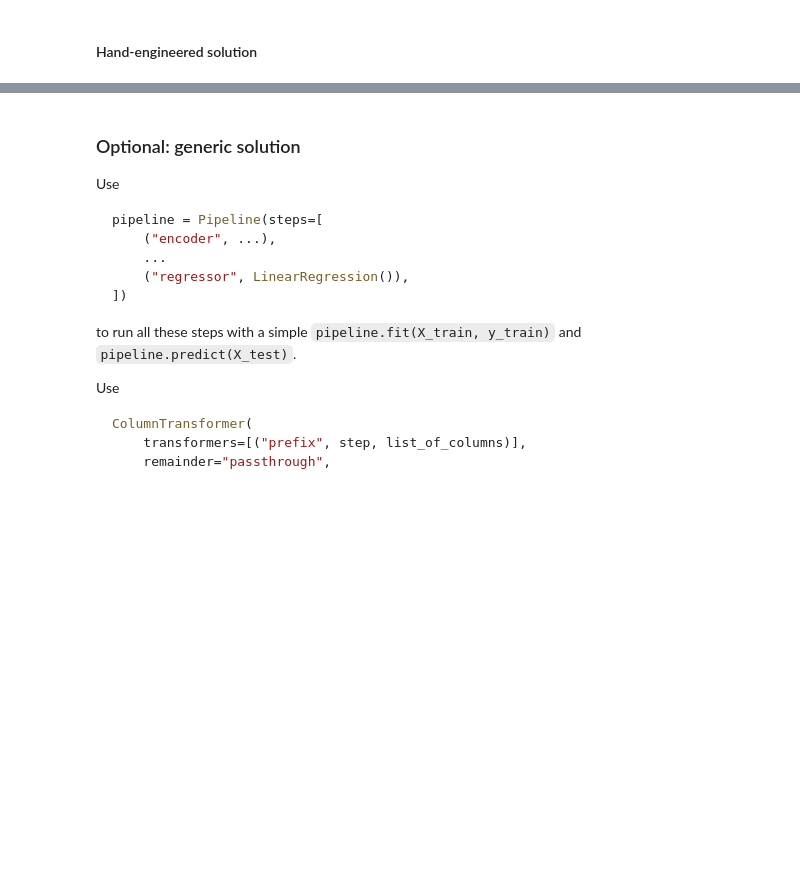
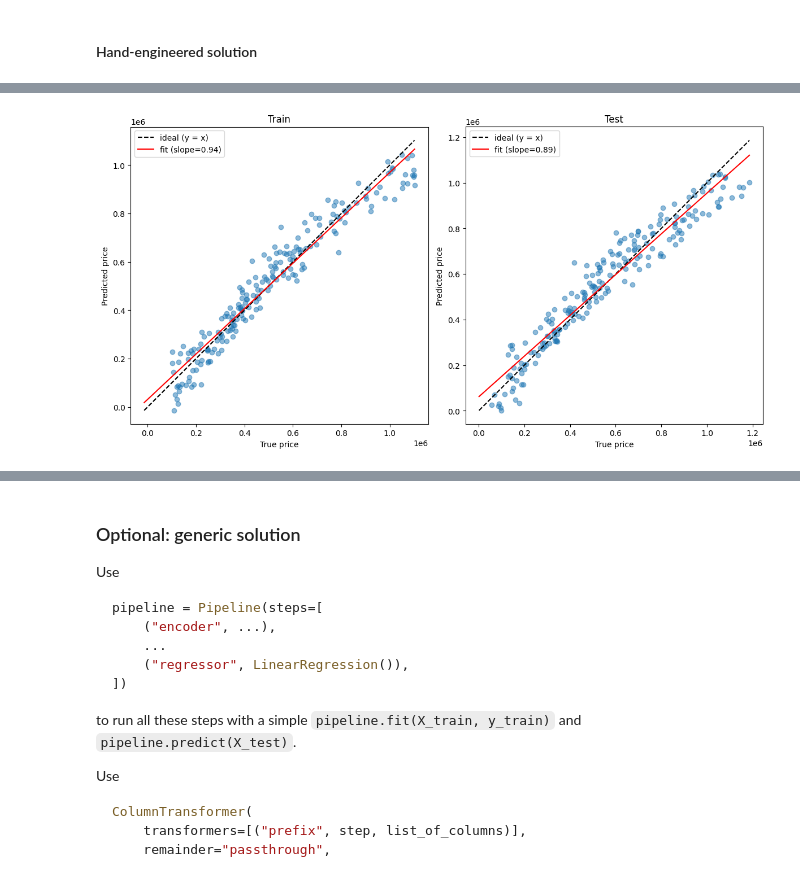
Before and after one commit to jakubs692/University, a Jupyter notebook: DNN/dnn01-EDA.ipynb, the cells around one changed output, grey strips where cells are left out. Drawn from its saved outputs; the diff is of its cells as text; code cells hidden in the pictures; blank space fills up the shorter version.

```diff
--- a/DNN/dnn01-EDA.ipynb
+++ b/DNN/dnn01-EDA.ipynb
@@ -110,5 +195,13 @@ feature_cols = [
 
 ### TODO ###
 
+X_train = train_df_clean[feature_cols]
+y_train = train_df_clean["price"]
+
+X_test = test_df_clean[feature_cols]
+y_test = test_df_clean["price"]
+
 print(X_train.shape, y_train.shape)
 print(X_test.shape, y_test.shape)
+
+X_train
@@ -165,0 +291,12 @@ $$
+# %%
+### TODO ###
+
+global_mean = train_df_clean["price"].mean()
+avg_dist = train_df_clean.groupby("district")["price"].mean()
+X_train["district_avg_price"] = train_df_clean["district"].map(avg_dist)
+X_test["district_avg_price"] = test_df_clean["district"].map(avg_dist).fillna(global_mean)
+
+hand_model = LinearRegression().fit(X_train, y_train)
+train_predictions = hand_model.predict(X_train)
+test_predictions = hand_model.predict(X_test)
+show_results(y_train, train_predictions, y_test, test_predictions)
@@ -165,0 +316,19 @@ $$
+# %%
+#
+
+def pred_vs_true(ax, y, p, title):
+    ax.scatter(y, p, alpha=0.5)
+    lo, hi = min(y.min(), p.min()), max(y.max(), p.max())
+    ax.plot([lo, hi], [lo, hi], "k--", label="ideal (y = x)")
+    a, b = np.polyfit(y, p, 1)
+    xs = np.array([lo, hi])
+    ax.plot(xs, a * xs + b, "r-", label=f"fit (slope={a:.2f})")
+    ax.set(xlabel="True price", ylabel="Predicted price", title=title)
+    ax.set_aspect("equal"); ax.legend()
+
+fig, axes = plt.subplots(1, 2, figsize=(12, 6))
+pred_vs_true(axes[0], y_train, train_predictions, "Train")
+pred_vs_true(axes[1], y_test, test_predictions, "Test")
+plt.tight_layout()
+# %% [output]
+[figure, added]
```
Also changed, not shown: parts of 25 cells of this notebook.
